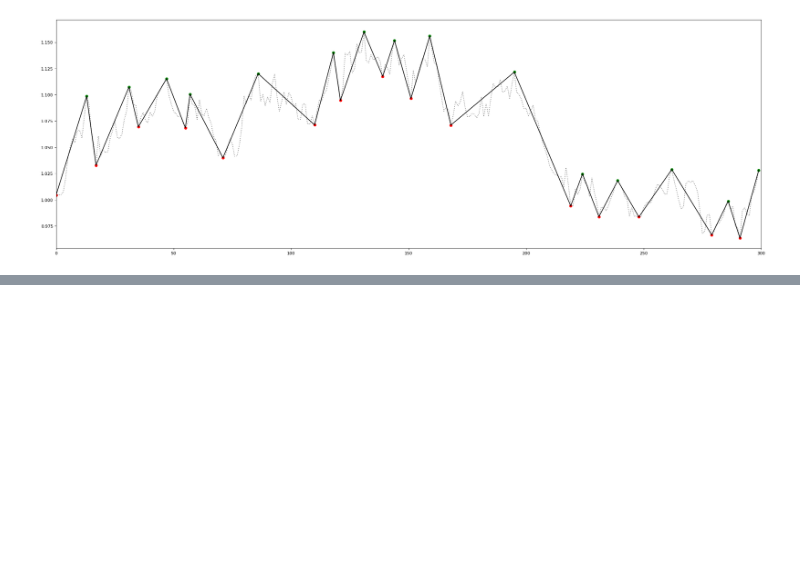
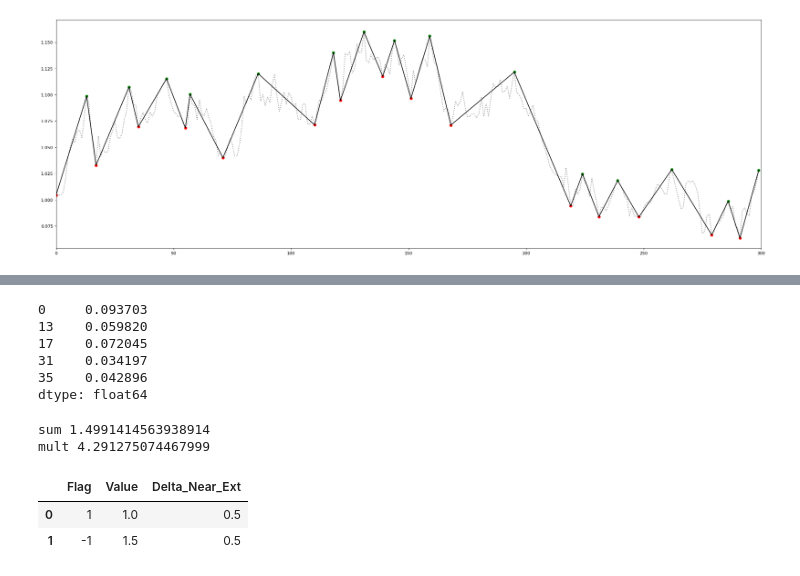
Before and after one commit to NNTrade/metrics, a Jupyter notebook: example/ZigZag/Builder.ipynb, the cells around one changed output, grey strips where cells are left out. Cells and saved outputs as stored; diff of their text form; code cells hidden in the pictures; blank space fills up the shorter version.

```diff
--- a/example/ZigZag/Builder.ipynb
+++ b/example/ZigZag/Builder.ipynb
@@ -76,0 +88,23 @@ draw_chart(x_sr, zzb_df)
+# %%
+perc_moves = moves[DELTA_NEAR_EXT]/moves[VALUE_COL_NAME]
+perc_moves.head()
+# %% [output]
+0     0.093703
+13    0.059820
+17    0.072045
+31    0.034197
+35    0.042896
+dtype: float64
+# %%
+print(f"sum {perc_moves.sum()}")
+print(f"mult {(perc_moves+1).product()}")
+# %% [output]
+sum 1.4991414563938914
+mult 4.291275074467999
+# %%
+import pandas as pd
+pd.DataFrame(data=[[1, 1, 0.5],[-1, 1.5, 0.5]],columns=[FLAG_COL_NAME, VALUE_COL_NAME, DELTA_NEAR_EXT])
+# %% [output]
+|  | Flag | Value | Delta_Near_Ext |
+| 0 | 1 | 1.0 | 0.5 |
+| 1 | -1 | 1.5 | 0.5 |
```
Also changed, not shown: parts of 2 cells of this notebook, 3 other files.
